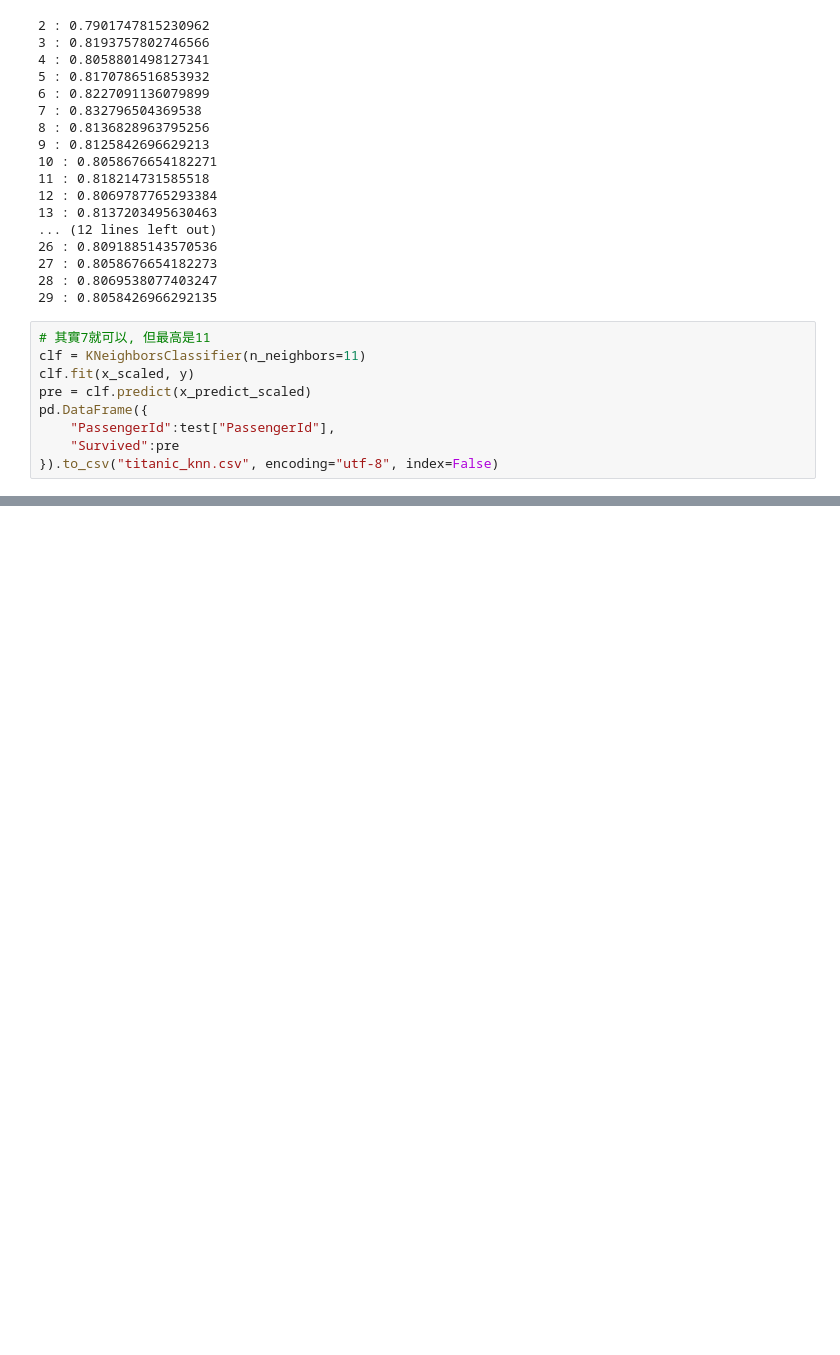
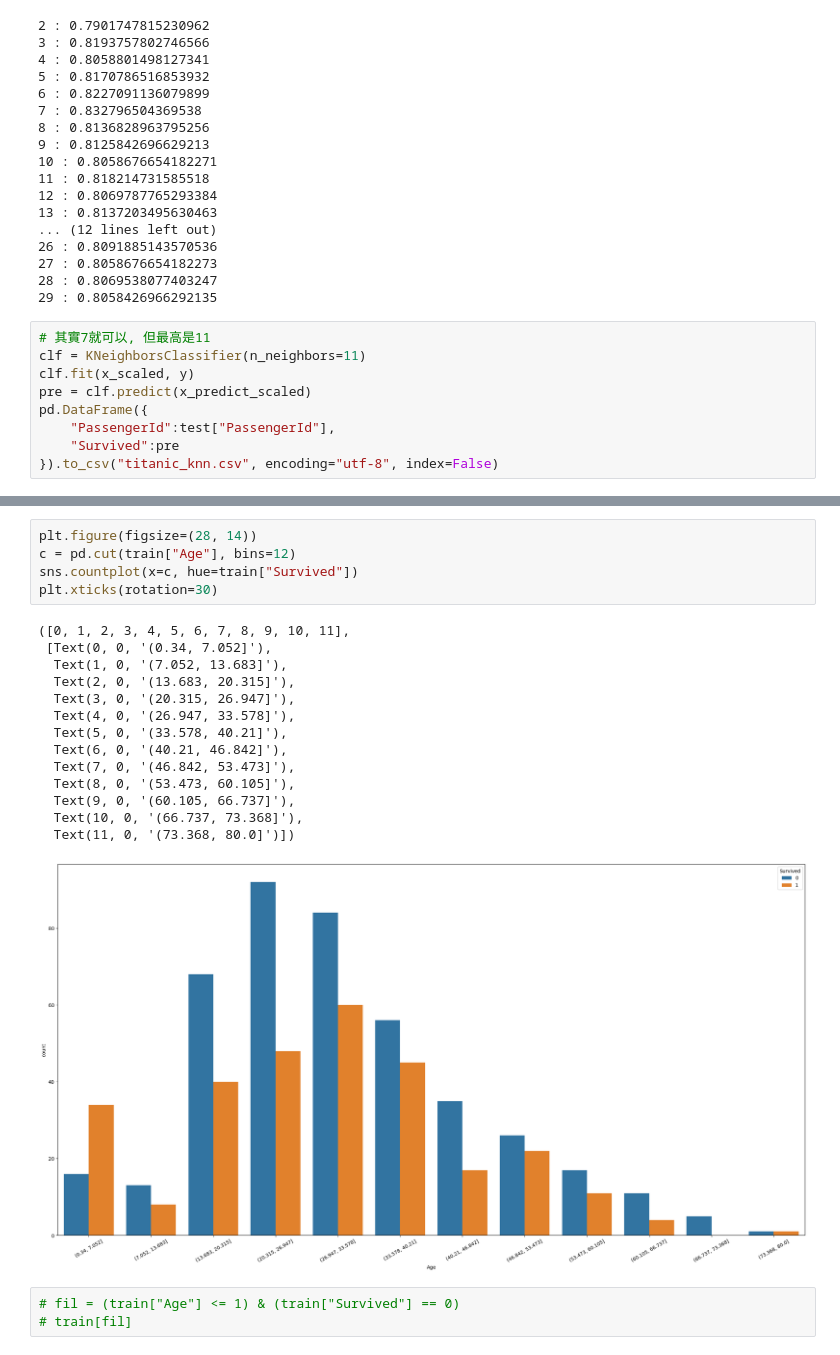
Before and after one commit to Elwing-Chou/ximen_day_0709, a Jupyter notebook: 3_titanic.ipynb, the cells around one changed output, grey strips where cells are left out. Cells and saved outputs as stored; diff of their text form; blank space fills up the shorter version.

```diff
--- a/3_titanic.ipynb
+++ b/3_titanic.ipynb
@@ -232,0 +331,23 @@ pd.DataFrame({
+# %%
+plt.figure(figsize=(28, 14))
+c = pd.cut(train["Age"], bins=12)
+sns.countplot(x=c, hue=train["Survived"])
+plt.xticks(rotation=30)
+# %% [output]
+([0, 1, 2, 3, 4, 5, 6, 7, 8, 9, 10, 11],
+ [Text(0, 0, '(0.34, 7.052]'),
+  Text(1, 0, '(7.052, 13.683]'),
+  Text(2, 0, '(13.683, 20.315]'),
+  Text(3, 0, '(20.315, 26.947]'),
+  Text(4, 0, '(26.947, 33.578]'),
+  Text(5, 0, '(33.578, 40.21]'),
+  Text(6, 0, '(40.21, 46.842]'),
+  Text(7, 0, '(46.842, 53.473]'),
+  Text(8, 0, '(53.473, 60.105]'),
+  Text(9, 0, '(60.105, 66.737]'),
+  Text(10, 0, '(66.737, 73.368]'),
+  Text(11, 0, '(73.368, 80.0]')])
+[figure, added]
+# %%
+# fil = (train["Age"] <= 1) & (train["Survived"] == 0)
+# train[fil]
```
Also changed, not shown: parts of 6 cells of this notebook.
